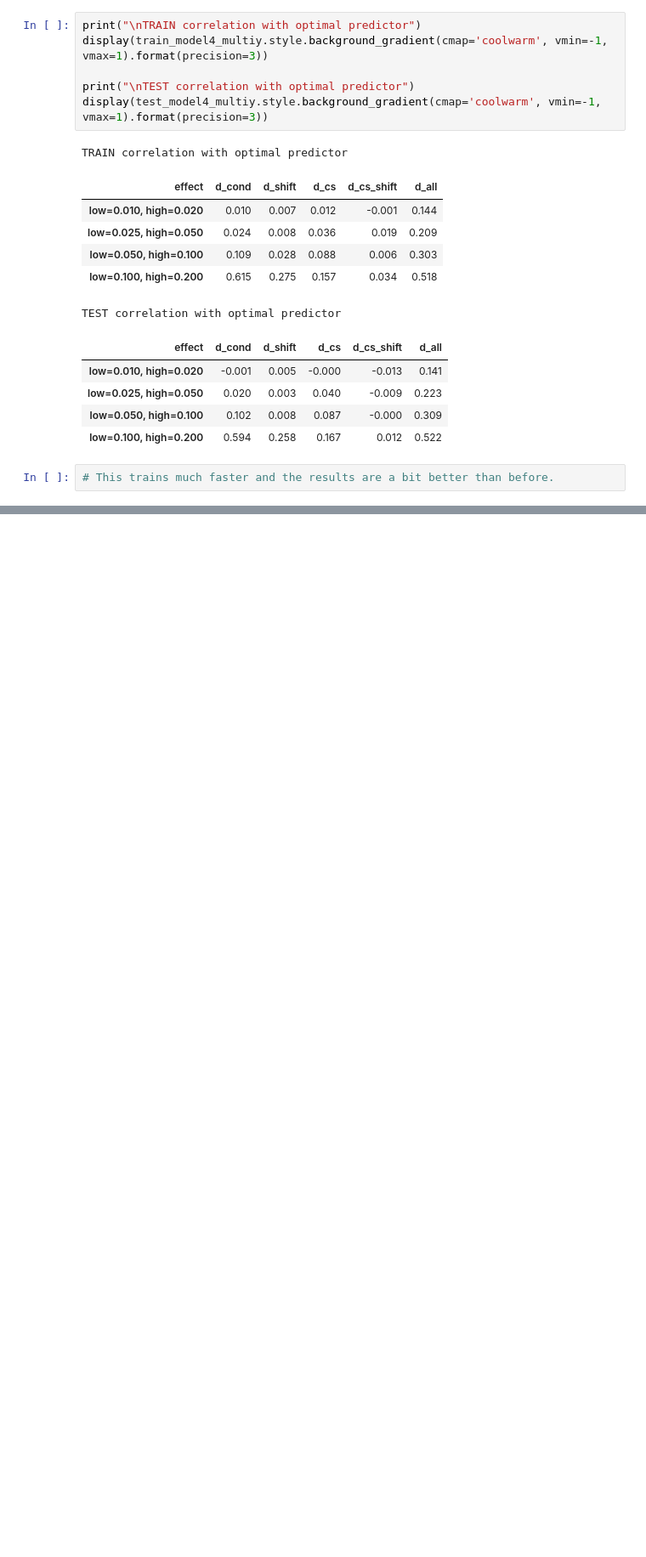
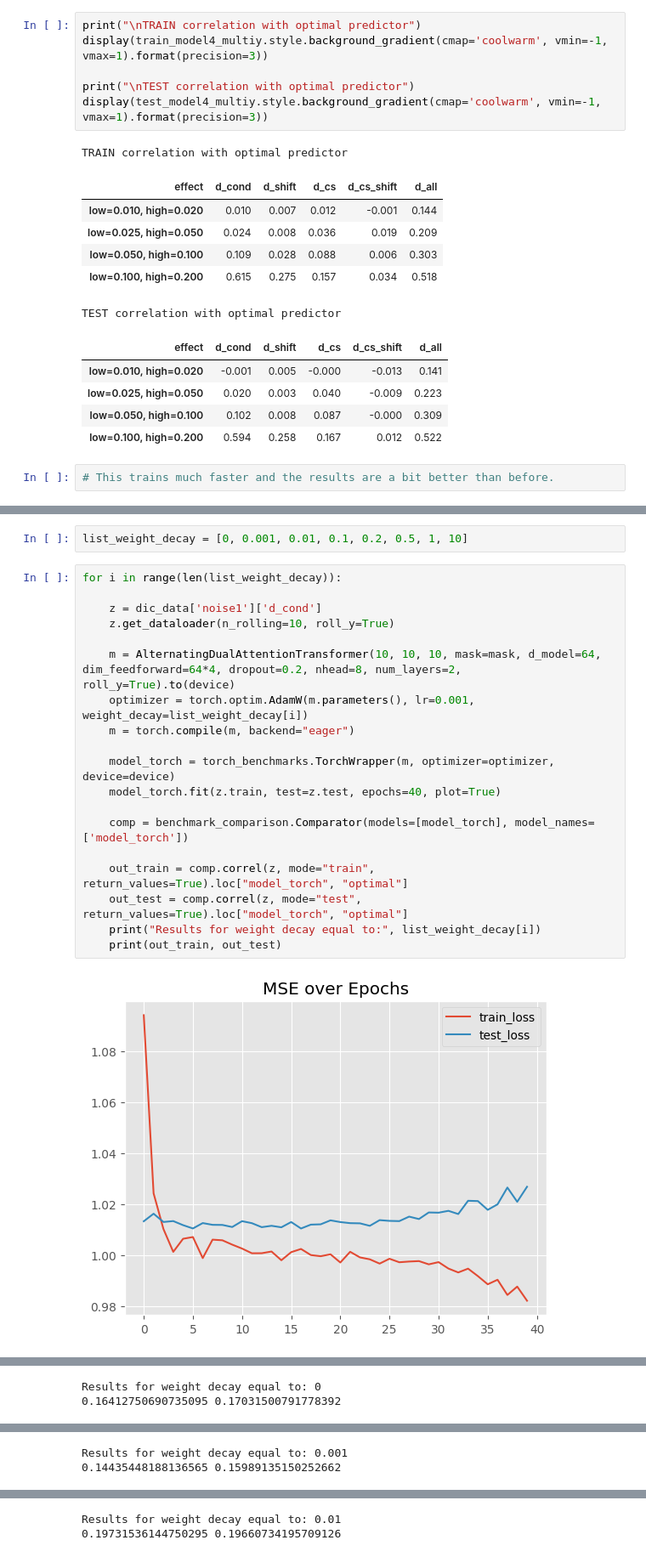
Before and after one commit to cyrilgarcia009/TSNN, a Jupyter notebook: notebooks/compare_models2.ipynb, the cells around one changed output, grey strips where cells are left out. Shown at 85% size. Cells and saved outputs as stored; diff of their text form; blank space fills up the shorter version.

```diff
--- a/notebooks/compare_models2.ipynb
+++ b/notebooks/compare_models2.ipynb
@@ -1688,0 +1826,23 @@ TEST correlation with optimal predictor
+# %%
+list_weight_decay = [0, 0.001, 0.01, 0.1, 0.2, 0.5, 1, 10]
+# %%
+for i in range(len(list_weight_decay)):
+
+    z = dic_data['noise1']['d_cond']
+    z.get_dataloader(n_rolling=10, roll_y=True)
+
+    m = AlternatingDualAttentionTransformer(10, 10, 10, mask=mask, d_model=64, dim_feedforward=64*4, dropout=0.2, nhead=8, num_layers=2, roll_y=True).to(device)
+    optimizer = torch.optim.AdamW(m.parameters(), lr=0.001, weight_decay=list_weight_decay[i])
+    m = torch.compile(m, backend="eager")
+
+    model_torch = torch_benchmarks.TorchWrapper(m, optimizer=optimizer, device=device)
+    model_torch.fit(z.train, test=z.test, epochs=40, plot=True)
+
+    comp = benchmark_comparison.Comparator(models=[model_torch], model_names=['model_torch'])
+
+    out_train = comp.correl(z, mode="train", return_values=True).loc["model_torch", "optimal"]
+    out_test = comp.correl(z, mode="test", return_values=True).loc["model_torch", "optimal"]
+    print("Results for weight decay equal to:", list_weight_decay[i])
+    print(out_train, out_test)
+# %% [output]
+[figure, added]
@@ -1688,0 +1850,2 @@ TEST correlation with optimal predictor
+Results for weight decay equal to: 0
+0.16412750690735095 0.17031500791778392
@@ -1688,0 +1854,2 @@ TEST correlation with optimal predictor
+Results for weight decay equal to: 0.001
+0.14435448188136565 0.15989135150252662
@@ -1688,0 +1858,2 @@ TEST correlation with optimal predictor
+Results for weight decay equal to: 0.01
+0.19731536144750295 0.19660734195709126
```
Also changed, not shown: parts of 32 cells of this notebook.
